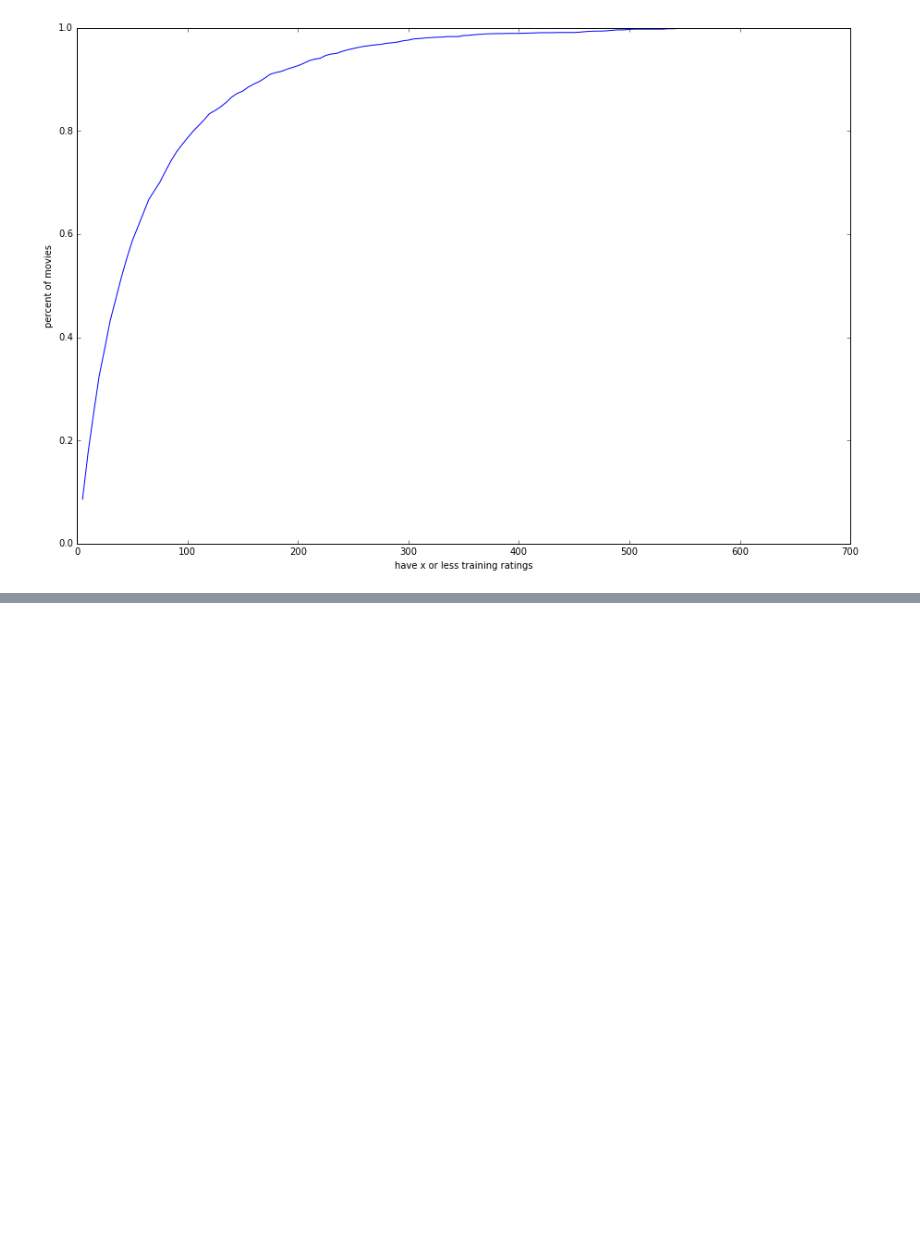
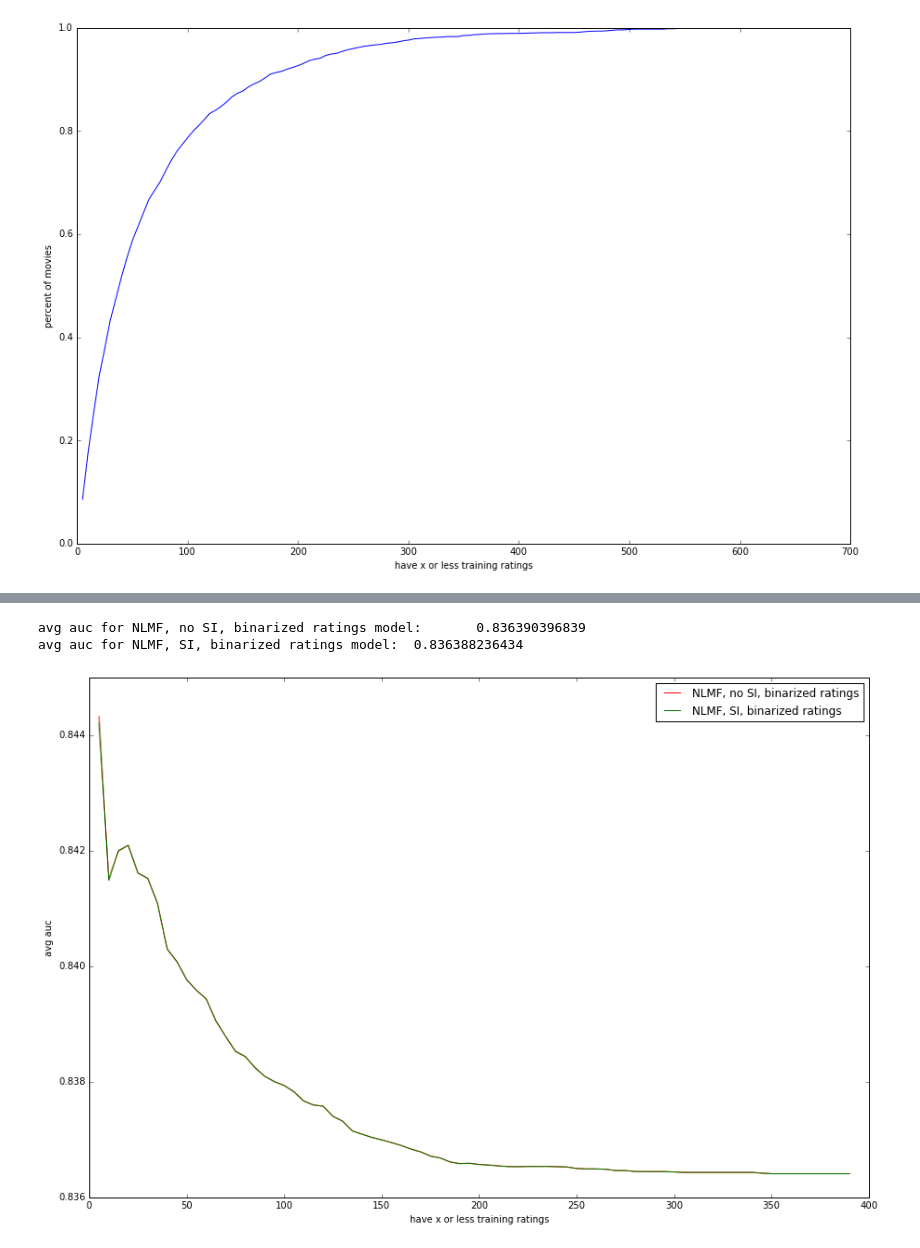
Before and after one commit to marcuniq/bsc-thesis, a Jupyter notebook: show_metrics.ipynb, the cells around one changed output, grey strips where cells are left out. Cells and saved outputs as stored; diff of their text form; code cells hidden in the pictures; blank space fills up the shorter version.

```diff
--- a/show_metrics.ipynb
+++ b/show_metrics.ipynb
@@ -187,0 +199,11 @@ avg reciprocal_rank for Side Information model: 0.642350838322
+# %%
+# binarized
+# sparse item
+
+no_si_binarized_metrics = pd.read_csv('data/results/2016-04-27_20.02.40_no-si_ml-1m_e20_sparse_item_binarize_metrics.csv')
+si_binarized_metrics = pd.read_csv('data/results/2016-04-27_20.33.41_si_ml-1m_e20_sparse_item_binarize_metrics.csv')
+compare_metric(no_si_binarized_metrics, si_binarized_metrics, 'auc', cumulative=True, label1='NLMF, no SI, binarized ratings', label2='NLMF, SI, binarized ratings')
+# %% [output]
+avg auc for NLMF, no SI, binarized ratings model:       0.836390396839
+avg auc for NLMF, SI, binarized ratings model:  0.836388236434
+[figure, added]
```
Also changed, not shown: parts of 27 cells of this notebook.
